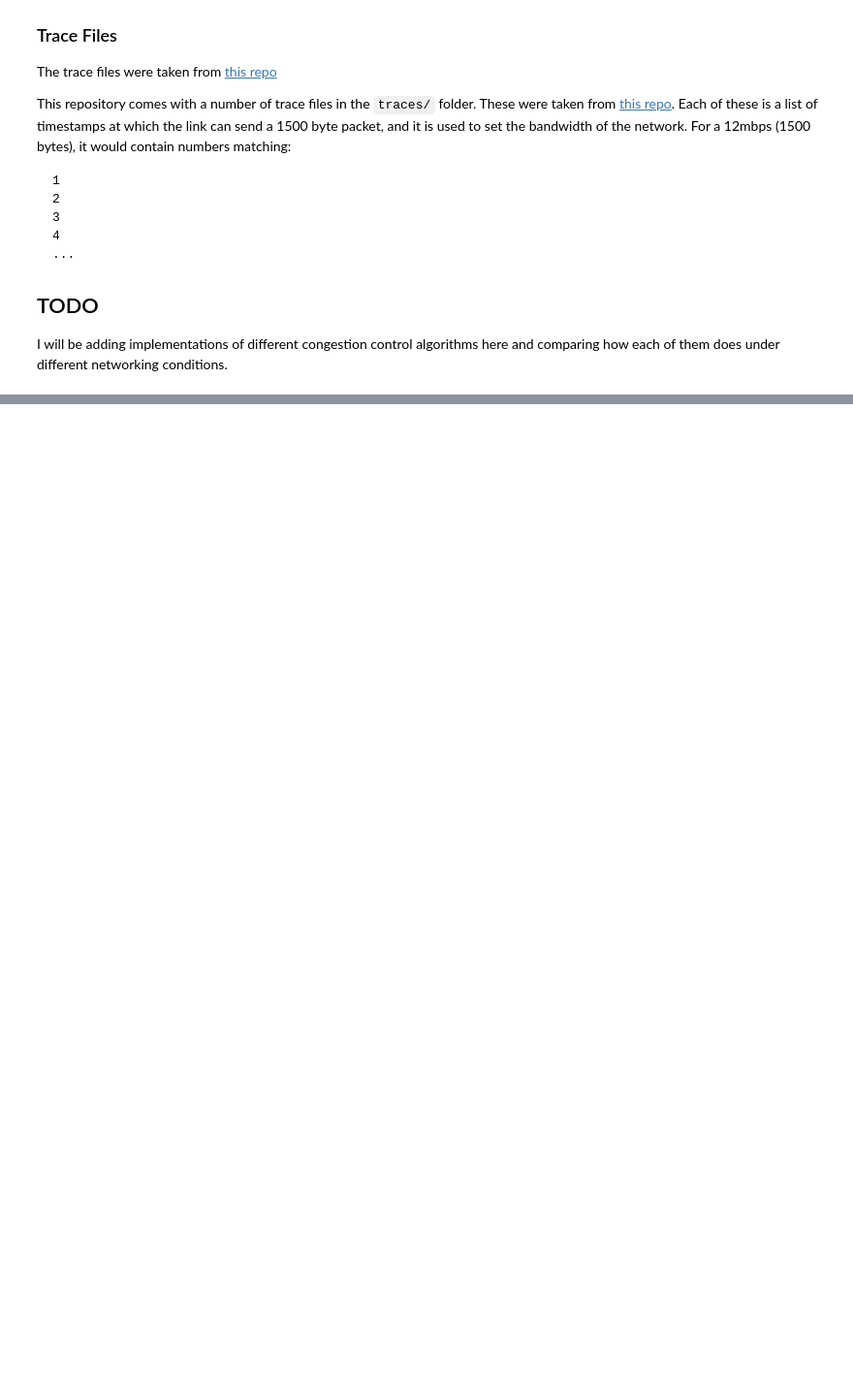
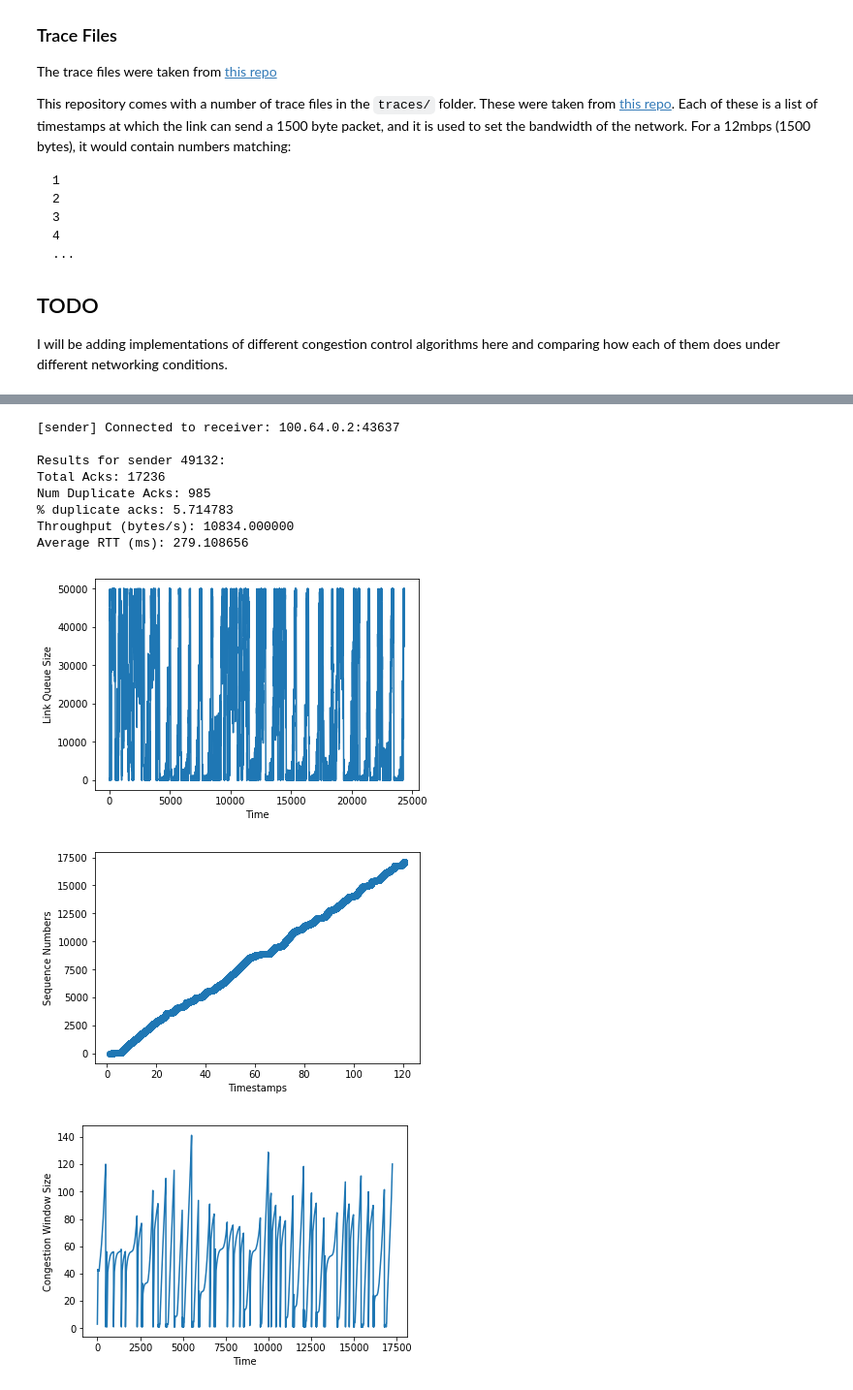
Before and after one commit to squidarth/network-performance-jupyter, a Jupyter notebook: Network-Performance-Testing.ipynb, the cells around one changed output, grey strips where cells are left out. Shown at 97% size. Drawn from its saved outputs; the diff is of its cells as text; code cells hidden in the pictures; blank space fills up the shorter version.

Commit message:
Updated tahoe and cubic code.

```diff
--- a/Network-Performance-Testing.ipynb
+++ b/Network-Performance-Testing.ipynb
@@ -171,6 +171,7 @@ class CubicStrategy(SenderStrategy):
         self.duplicated_ack = None
         self.slow_start_thresholds = []
         self.first_rtt = None
+        self.timeout = TIMEOUT
 
         super().__init__()
 
@@ -202,9 +203,8 @@ class CubicStrategy(SenderStrategy):
     def next_packet_to_send(self) -> Optional[str]:
         send_data = None
         in_greater_than_one_retransmit = False
-        if self.retransmitting_packet and self.time_of_retransmit and time.time() - self.time_of_retransmit > 1:
+        if self.retransmitting_packet and self.time_of_retransmit and time.time() - self.time_of_retransmit > self.timeout:
             # The retransmit packet timed out--resend it
-            print("Retransmitting > 1 time")
             self.retransmitting_packet = False
             in_greater_than_one_retransmit = True
 
@@ -215,9 +215,9 @@ class CubicStrategy(SenderStrategy):
             send_data['is_retransmit'] = True
             serialized_data = json.dumps(send_data)
             self.retransmitting_packet = True
-            if in_greater_than_one_retransmit:
-                print("Retransmitting > 1 time")
-            print("retransmitting %d" % (self.fast_retransmit_packet['seq_num']))
+#             if in_greater_than_one_retransmit:
+#                 print("Retransmitting > 1 time")
+#             print("retransmitting %d" % (self.fast_retransmit_packet['seq_num']))
             self.time_of_retransmit = time.time()
 
         elif self.window_is_open():
@@ -235,8 +235,8 @@ class CubicStrategy(SenderStrategy):
             # isn't how TCP actually works--traditional TCP uses exponential
             # backoff for computing the timeouts
             for seq_num, segment in self.unacknowledged_packets.items():
-                if seq_num < self.seq_num and time.time() - segment['send_ts'] > TIMEOUT:
-                    print("Timedout packet id: %d and current seq_num is %d" % (seq_num, self.seq_num))
+                if seq_num < self.seq_num and time.time() - segment['send_ts'] > self.timeout:
+#                     print("Timedout packet id: %d and current seq_num is %d" % (seq_num, self.seq_num))
                     segment['send_ts'] = time.time()
                     segment['is_retransmit'] = True
                     self.w_max = self.cwnd
@@ -276,9 +276,9 @@ class CubicStrategy(SenderStrategy):
             if self.curr_duplicate_acks == 3 and (ack['seq_num'] + 1) not in self.fast_retransmitted_packets_in_flight:
                 # Received 3 duplicate acks, retransmit
                 self.fast_retransmitted_packets_in_flight.append(ack['seq_num'] + 1)
-                print(self.fast_retransmitted_packets_in_flight)
+#                 print(self.fast_retransmitted_packets_in_flight)
                 self.fast_retransmit_packet = self.unacknowledged_packets[ack['seq_num'] + 1]
-                print("Lost packet id: %d" % (ack['seq_num'] + 1))
+#                 print("Lost packet id: %d" % (ack['seq_num'] + 1))
                 self.w_max = self.cwnd
                 self.slow_start_threshold = self.cwnd * BETA_CUBIC
                 self.slow_start_threshold = max(self.slow_start_threshold, 2)
@@ -290,7 +290,7 @@ class CubicStrategy(SenderStrategy):
                 self.curr_duplicate_acks = 0
                 self.seq_num = ack['seq_num'] + 1
 
-                print("Recovering from fast retrasmit w/ seq_num %d, new seq_num is %d" % (ack['seq_num'], self.seq_num))
+#                 print("Recovering from fast retrasmit w/ seq_num %d, new seq_num is %d" % (ack['seq_num'], self.seq_num))
                 self.fast_retransmitted_packets_in_flight = []
 
             # Acknowledge all packets where seq_num < ack['seq_num']
@@ -308,6 +308,7 @@ class CubicStrategy(SenderStrategy):
             if self.first_rtt is None:
                 self.first_rtt = rtt
             self.rtts.append(rtt)
+            self.timeout = rtt * 1.2
 
             if self.congestion_avoidance_began_at is None and self.cwnd >= self.slow_start_threshold:
                 self.congestion_avoidance_began_at = time.time()
@@ -494,10 +560,22 @@ run_with_mahi_settings(mahimahi_settings, 60, [Sender(port, strat)])
 # %%
 mahimahi_settings = {
     'delay': 88,
     'queue_size': 50000,
     'trace_file': TRACE_FILES['2.64MBPS']
 }
 
 port = get_open_udp_port()
-strat = CubicStrategy(0.4)
-run_with_mahi_settings(mahimahi_settings, 60, [Sender(port, strat)])
+strat = CubicStrategy(4)
+run_with_mahi_settings(mahimahi_settings, 120, [Sender(port, strat)])
+# %% [output]
+[sender] Connected to receiver: 100.64.0.2:43637
+
+Results for sender 49132:
+Total Acks: 17236
+Num Duplicate Acks: 985
+% duplicate acks: 5.714783
+Throughput (bytes/s): 10834.000000
+Average RTT (ms): 279.108656
+[figure, added]
+[figure, added]
+[figure, added]
```
Also changed, not shown: parts of 11 cells of this notebook.
